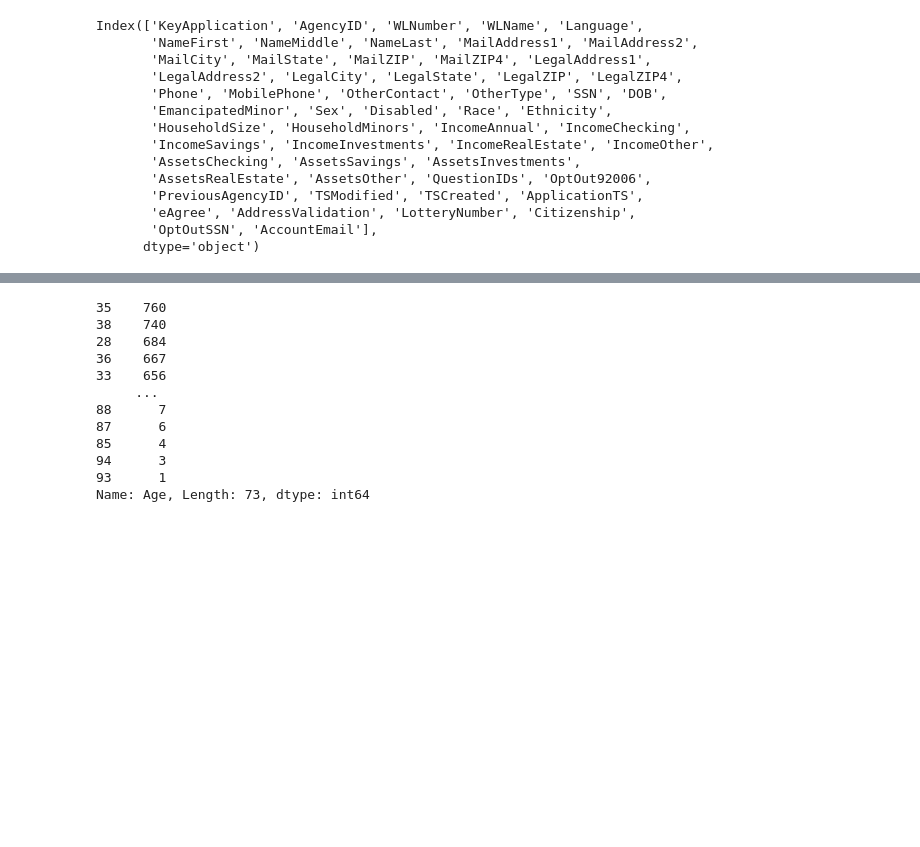
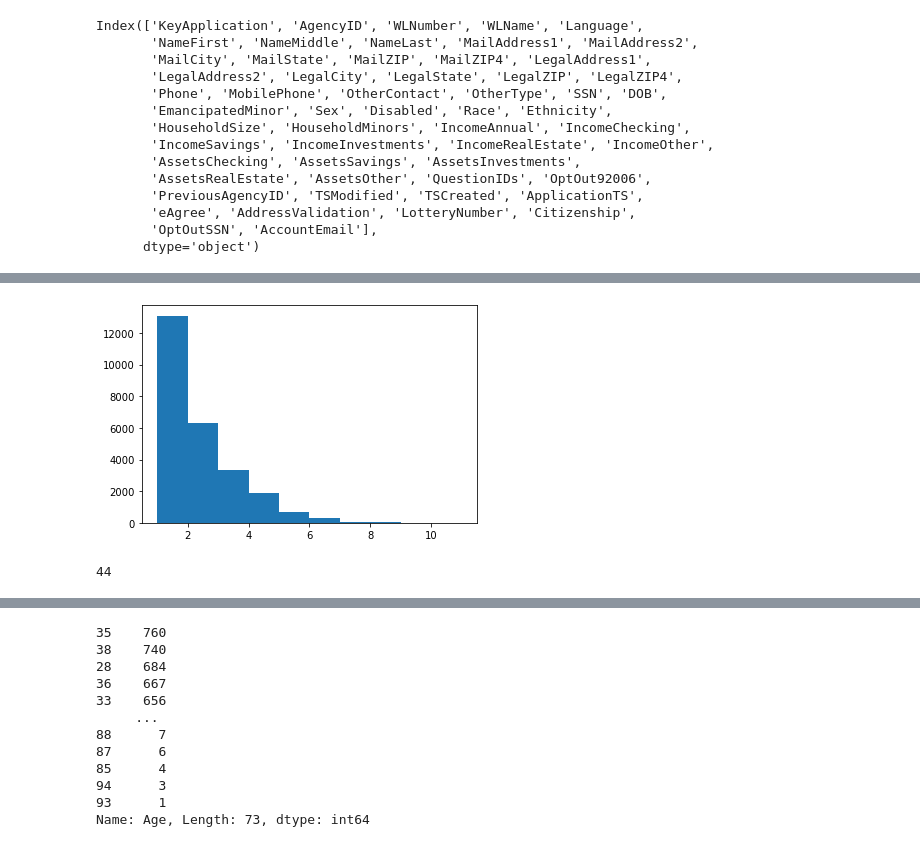
Before and after one commit to dongmeic/LCOG_support, a Jupyter notebook: Lane/HomesforGood.ipynb, the cells around one changed output, grey strips where cells are left out. Drawn from its saved outputs; the diff is of its cells as text; code cells hidden in the pictures; blank space fills up the shorter version.

```diff
--- a/Lane/HomesforGood.ipynb
+++ b/Lane/HomesforGood.ipynb
@@ -30,0 +36,8 @@ oa['Age'] = oa['DOB'].apply(lambda x: calculate_age(x))
+# %%
+plt.hist(x=oa['HouseholdSize']);
+# %% [output]
+[figure, added]
+# %%
+len(oa.LegalState.value_counts().index)
+# %% [output]
+44
```
Also changed, not shown: parts of 23 cells of this notebook, 3 other files.
